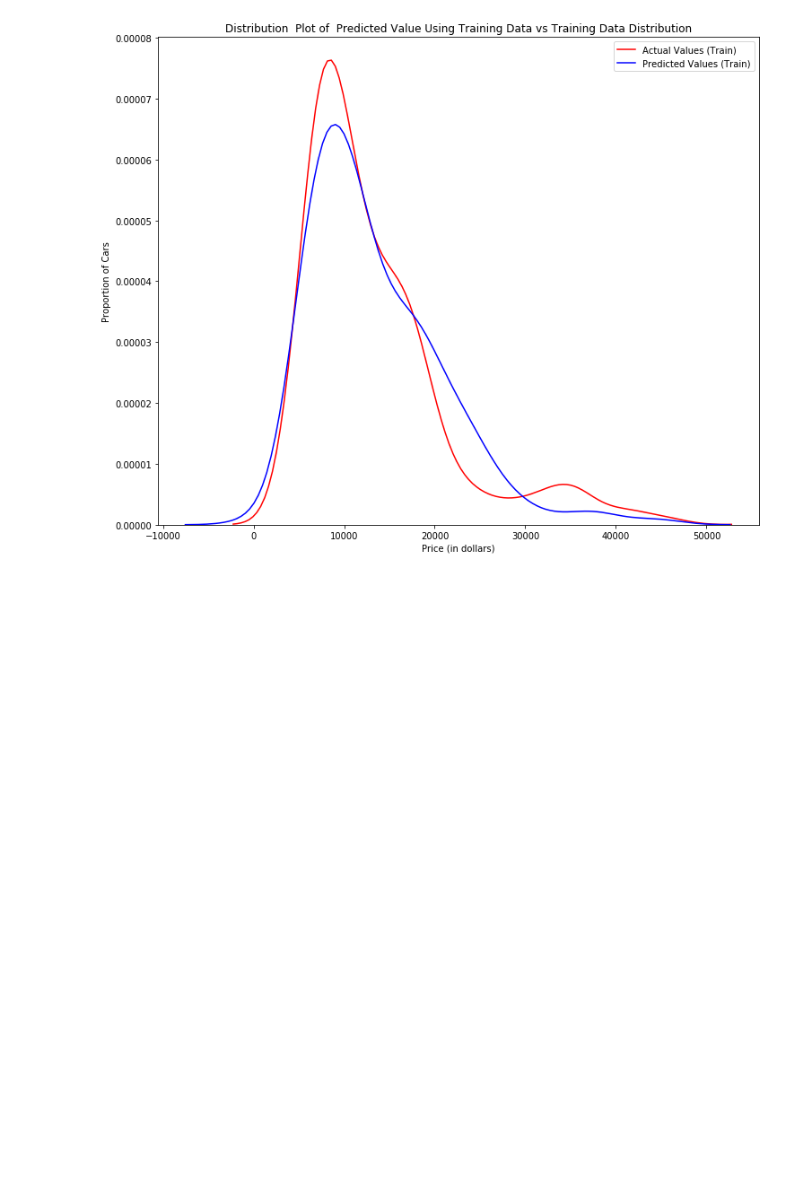
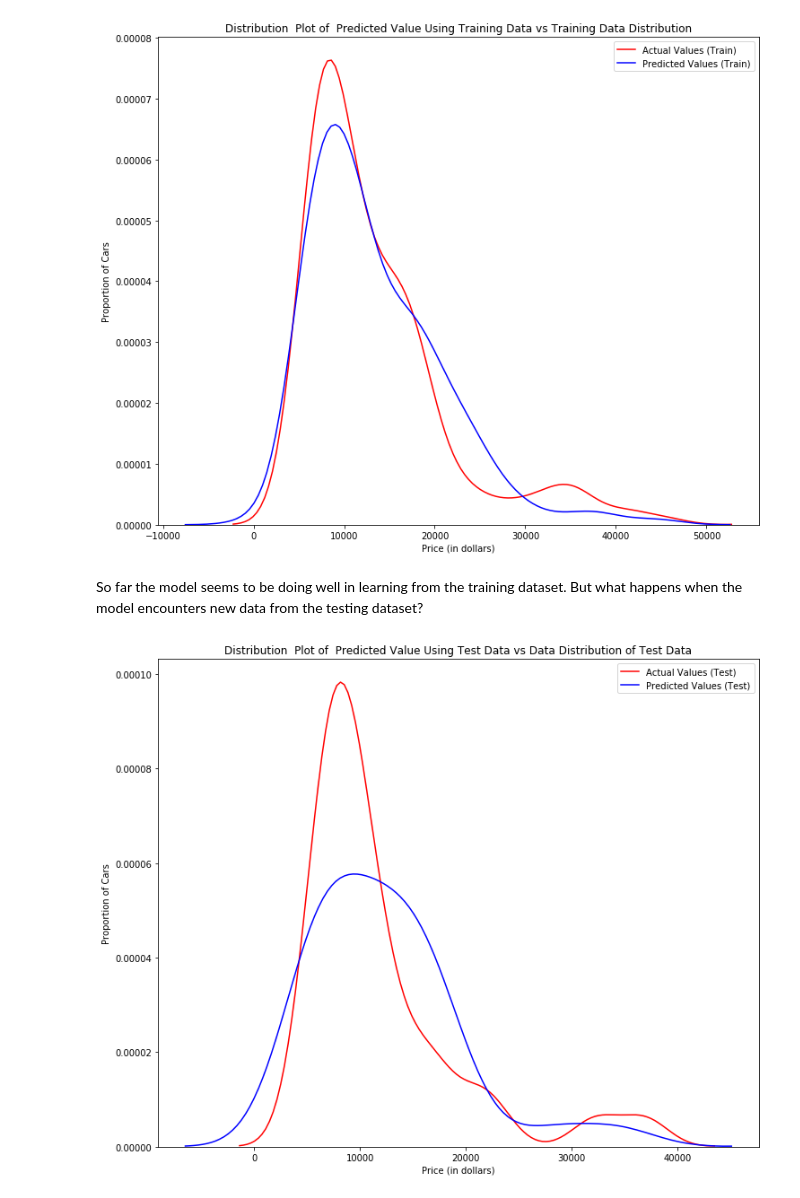
Before and after one commit to GuillaumeRouja/2019-Learning-Python-Data-Wrangling, a Jupyter notebook: model refinement.ipynb, the cells around one changed output. Drawn from its saved outputs; the diff is of its cells as text; code cells hidden in the pictures; blank space fills up the shorter version.

```diff
--- a/model refinement.ipynb
+++ b/model refinement.ipynb
@@ -156,3 +145,10 @@ Title = 'Distribution  Plot of  Predicted Value Using Training Data vs Training
 DistributionPlot(y_train, yhat_train, "Actual Values (Train)", "Predicted Values (Train)", Title)
 # %% [output]
 [figure]
+# %% [markdown]
+So far the model seems to be doing well in learning from the training dataset. But what happens when the model encounters new data from the testing dataset?
+# %%
+Title='Distribution  Plot of  Predicted Value Using Test Data vs Data Distribution of Test Data'
+DistributionPlot(y_test,yhat_test,"Actual Values (Test)","Predicted Values (Test)",Title)
+# %% [output]
+[figure, added]
```
Also changed, not shown: parts of 12 cells of this notebook.
